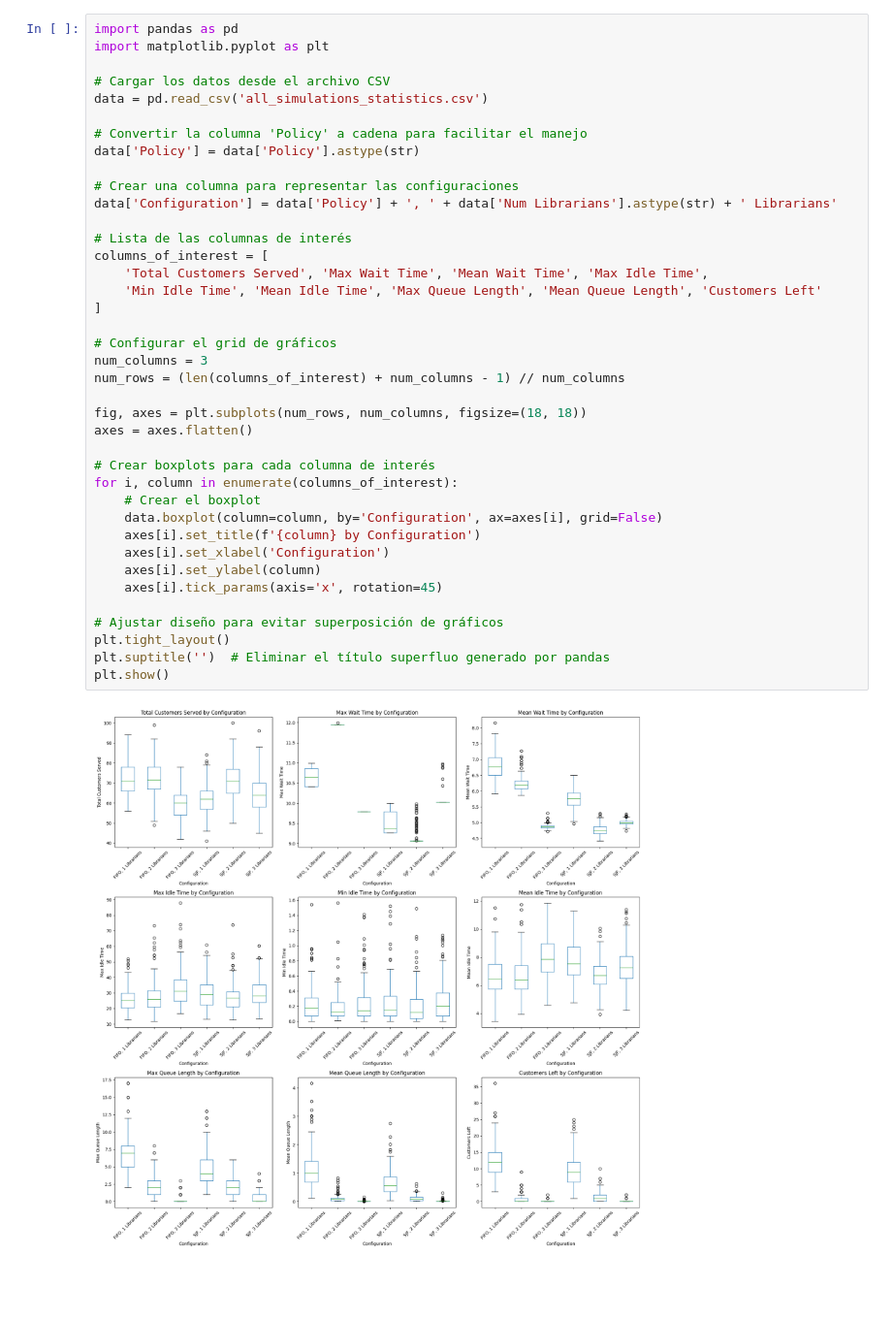
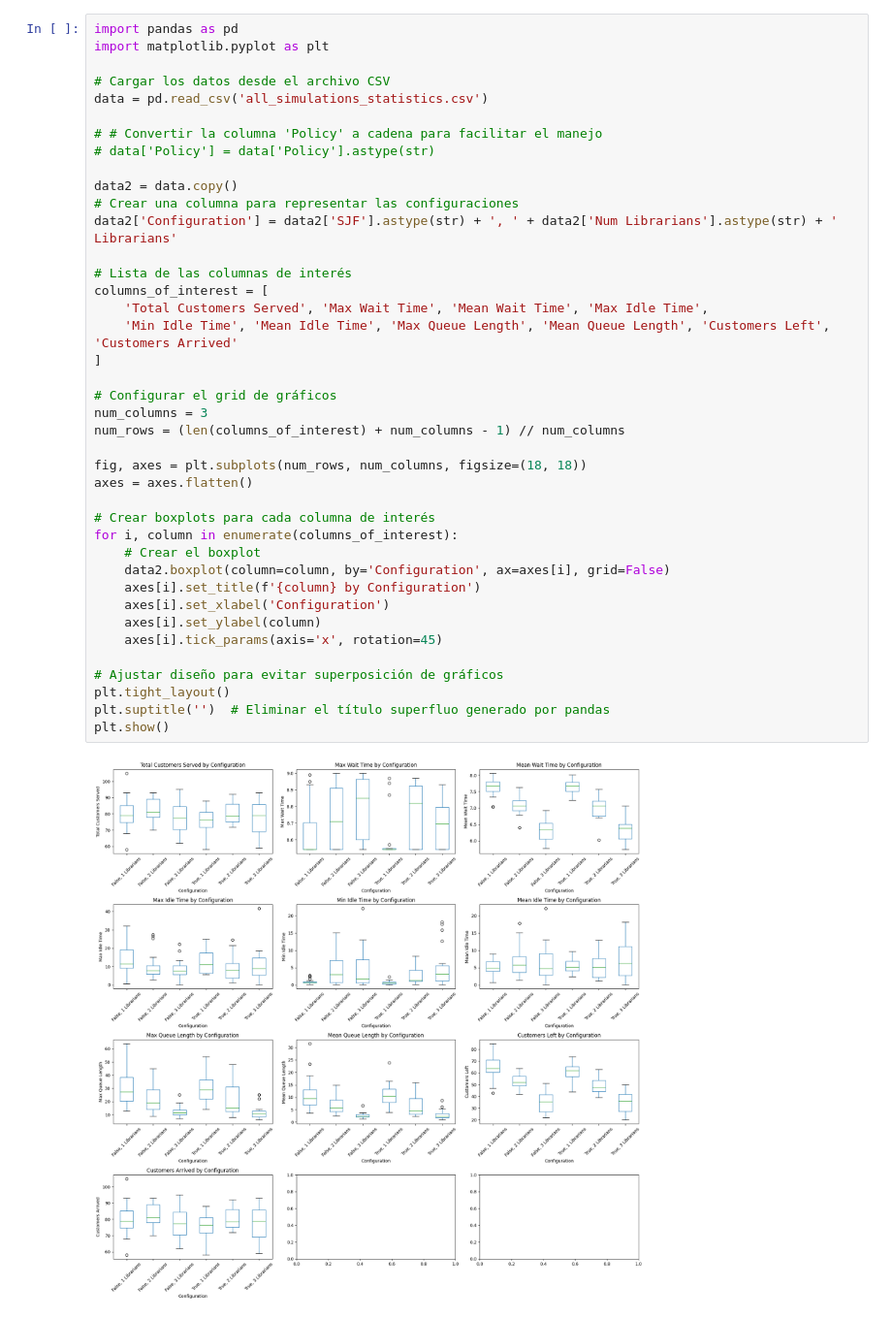
Before and after one commit to chriss8g/Simulador-Biblioteca, a Jupyter notebook: statistic.ipynb, the cells around one changed output. Shown at 97% size. Cells and saved outputs as stored; diff of their text form; blank space fills up the shorter version.

```diff
--- a/statistic.ipynb
+++ b/statistic.ipynb
@@ -25,37 +5,38 @@ import matplotlib.pyplot as plt
 # Cargar los datos desde el archivo CSV
 data = pd.read_csv('all_simulations_statistics.csv')
 
-# Convertir la columna 'Policy' a cadena para facilitar el manejo
-data['Policy'] = data['Policy'].astype(str)
+# # Convertir la columna 'Policy' a cadena para facilitar el manejo
+# data['Policy'] = data['Policy'].astype(str)
 
+data2 = data.copy()
 # Crear una columna para representar las configuraciones
-data['Configuration'] = data['Policy'] + ', ' + data['Num Librarians'].astype(str) + ' Librarians'
+data2['Configuration'] = data2['SJF'].astype(str) + ', ' + data2['Num Librarians'].astype(str) + ' Librarians'
 
 # Lista de las columnas de interés
 columns_of_interest = [
     'Total Customers Served', 'Max Wait Time', 'Mean Wait Time', 'Max Idle Time',
-    'Min Idle Time', 'Mean Idle Time', 'Max Queue Length', 'Mean Queue Length', 'Customers Left'
+    'Min Idle Time', 'Mean Idle Time', 'Max Queue Length', 'Mean Queue Length', 'Customers Left', 'Customers Arrived'
 ]
 
 # Configurar el grid de gráficos
 num_columns = 3
 num_rows = (len(columns_of_interest) + num_columns - 1) // num_columns
 
 fig, axes = plt.subplots(num_rows, num_columns, figsize=(18, 18))
 axes = axes.flatten()
 
 # Crear boxplots para cada columna de interés
 for i, column in enumerate(columns_of_interest):
     # Crear el boxplot
-    data.boxplot(column=column, by='Configuration', ax=axes[i], grid=False)
+    data2.boxplot(column=column, by='Configuration', ax=axes[i], grid=False)
     axes[i].set_title(f'{column} by Configuration')
     axes[i].set_xlabel('Configuration')
     axes[i].set_ylabel(column)
     axes[i].tick_params(axis='x', rotation=45)
 
 # Ajustar diseño para evitar superposición de gráficos
 plt.tight_layout()
 plt.suptitle('')  # Eliminar el título superfluo generado por pandas
 plt.show()
 # %% [output]
-[figure, old version]
+[figure, new version]
```
Also changed, not shown: parts of 10 cells of this notebook, 12 other files.
